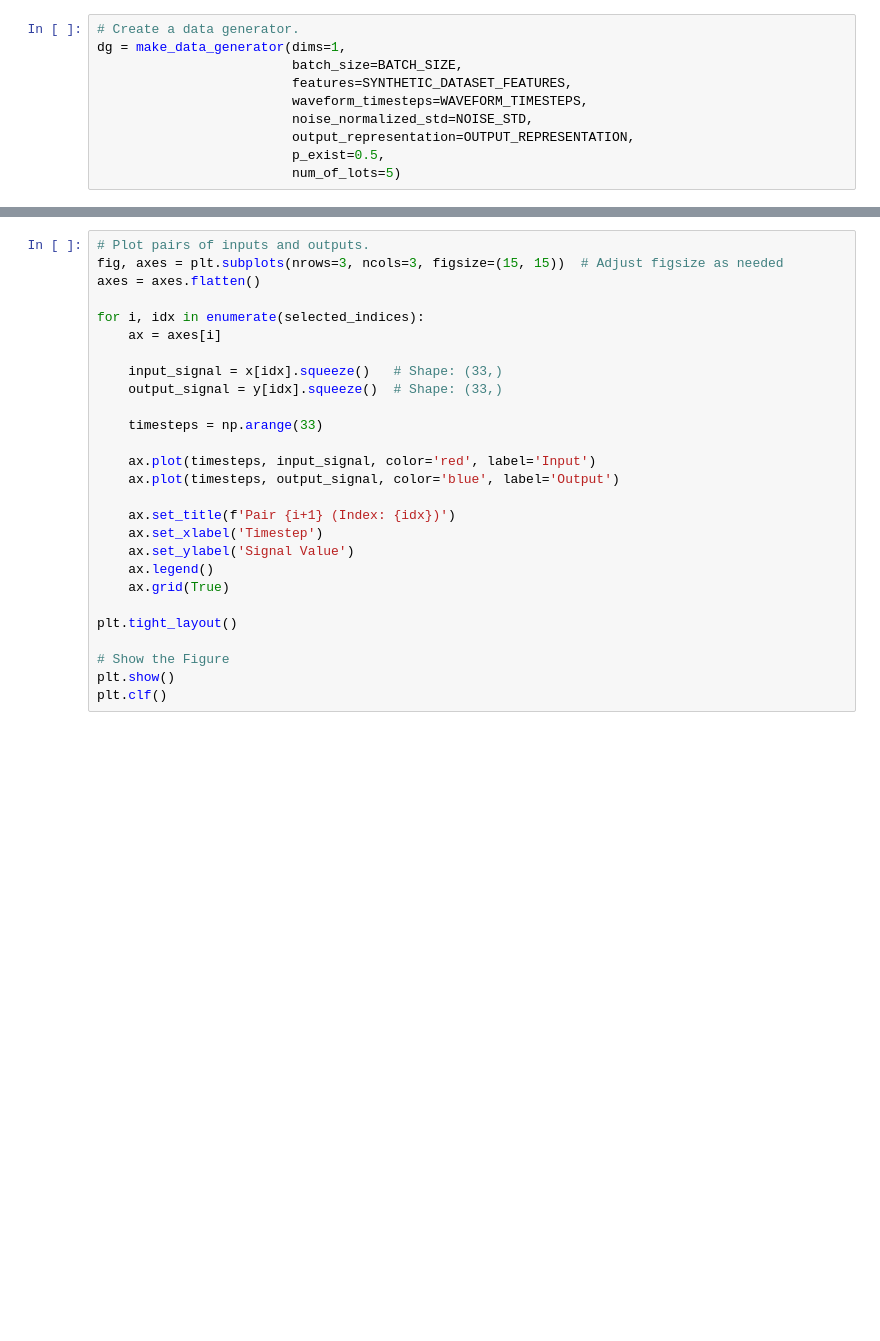
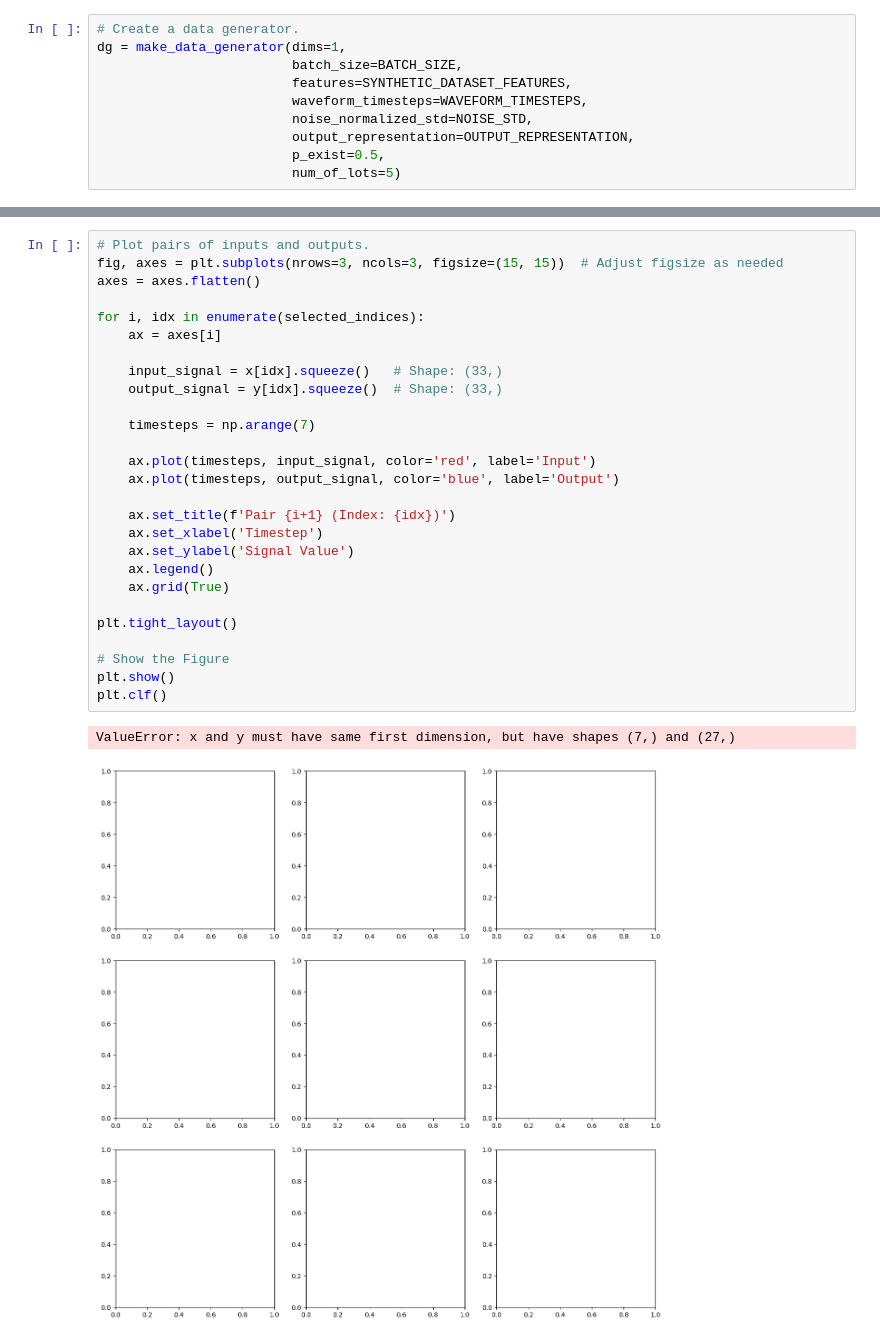
Before and after one commit to onurefe/SymmetryLens, a Jupyter notebook: notebooks/test.ipynb, the cells around one changed output, grey strips where cells are left out. Saved outputs shown, nothing was run; the diff lists cells and outputs as text; blank space fills up the shorter version.

```diff
--- a/notebooks/test.ipynb
+++ b/notebooks/test.ipynb
@@ -72,27 +83,30 @@ print("Selected indices:", selected_indices)
 # %%
 # Plot pairs of inputs and outputs.
 fig, axes = plt.subplots(nrows=3, ncols=3, figsize=(15, 15))  # Adjust figsize as needed
 axes = axes.flatten()
 
 for i, idx in enumerate(selected_indices):
     ax = axes[i]
 
     input_signal = x[idx].squeeze()   # Shape: (33,)
     output_signal = y[idx].squeeze()  # Shape: (33,)
 
-    timesteps = np.arange(33)
+    timesteps = np.arange(7)
 
     ax.plot(timesteps, input_signal, color='red', label='Input')
     ax.plot(timesteps, output_signal, color='blue', label='Output')
 
     ax.set_title(f'Pair {i+1} (Index: {idx})')
     ax.set_xlabel('Timestep')
     ax.set_ylabel('Signal Value')
     ax.legend()
     ax.grid(True)
 
 plt.tight_layout()
 
 # Show the Figure
 plt.show()
 plt.clf()
+# %% [output]
+ValueError: x and y must have same first dimension, but have shapes (7,) and (27,)
+[figure, added]
```
Also changed, not shown: parts of 7 cells of this notebook, 12 other files.
